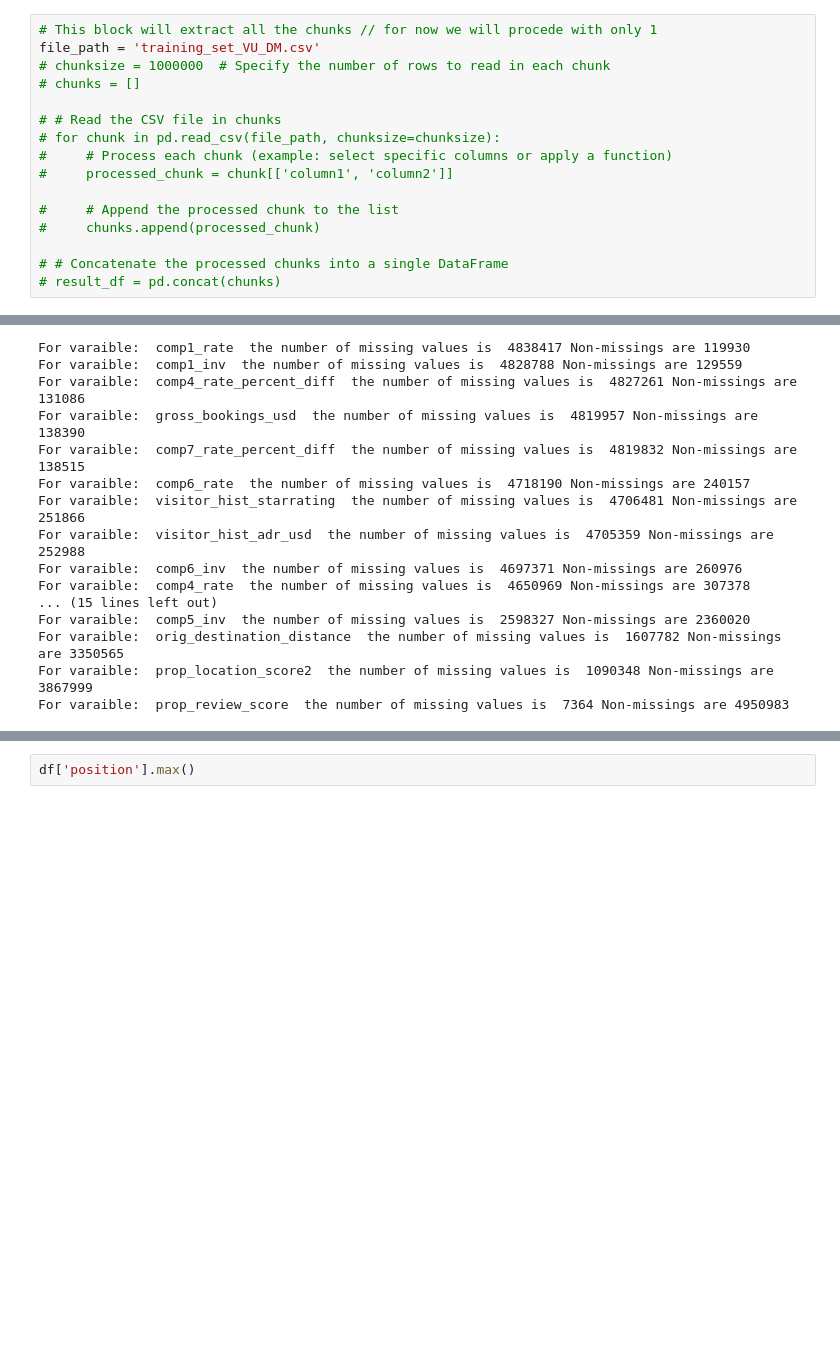
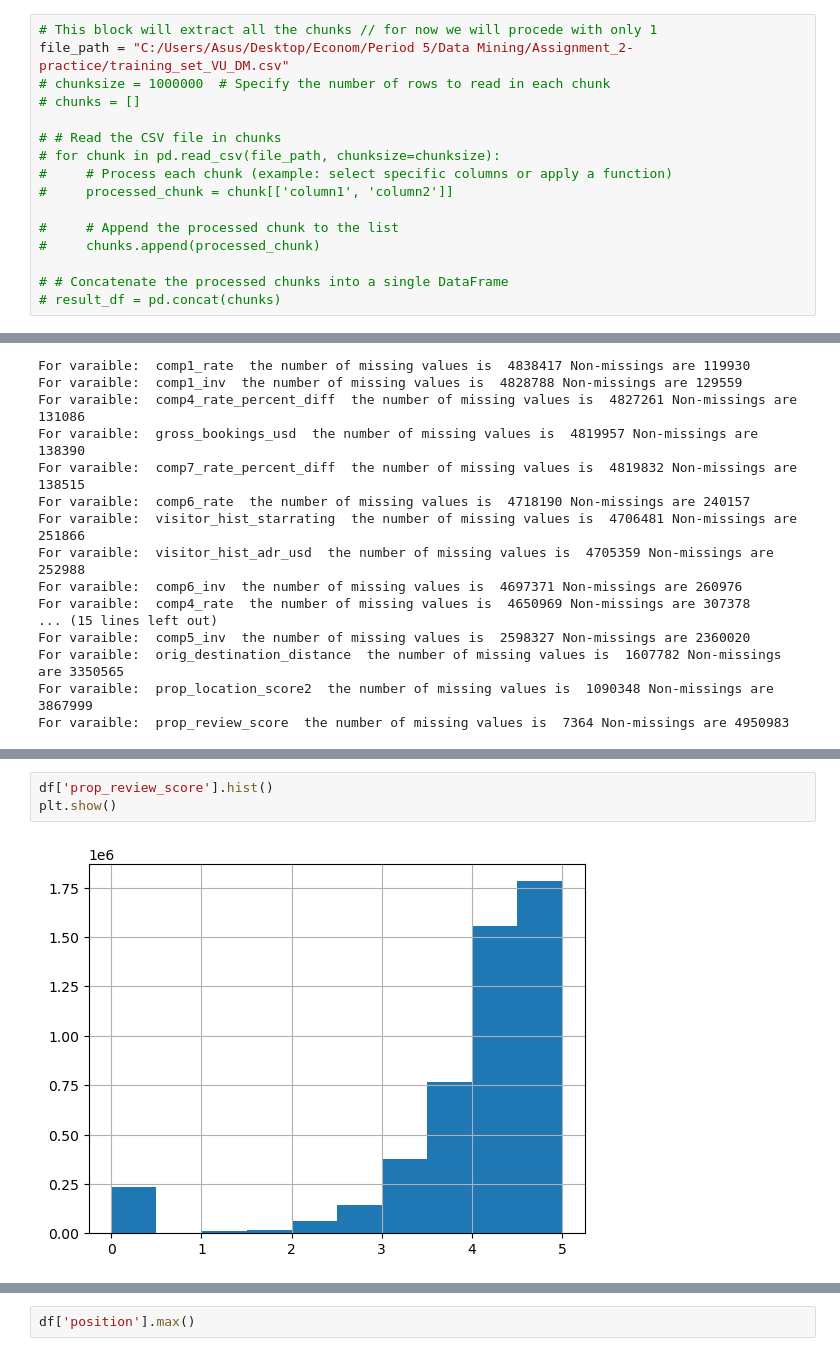
Before and after one commit to Frederikevanesch/Data-mining-assignment-2, a Jupyter notebook: Data_exploration_Atanas.ipynb, the cells around one changed output, grey strips where cells are left out. Drawn from its saved outputs; the diff is of its cells as text; blank space fills up the shorter version.

```diff
--- a/Data_exploration_Atanas.ipynb
+++ b/Data_exploration_Atanas.ipynb
@@ -8,6 +10,6 @@ import seaborn as sns
 # %%
 # This block will extract all the chunks // for now we will procede with only 1
-file_path = 'training_set_VU_DM.csv'
+file_path = "C:/Users/Asus/Desktop/Econom/Period 5/Data Mining/Assignment_2-practice/training_set_VU_DM.csv"
 # chunksize = 1000000  # Specify the number of rows to read in each chunk
 # chunks = []
 
@@ -158,0 +255,5 @@ For varaible:  prop_review_score  the number of missing values is  7364 Non-miss
+# %%
+df['prop_review_score'].hist()
+plt.show()
+# %% [output]
+[figure, added]
```
Also changed, not shown: parts of 37 cells of this notebook.
